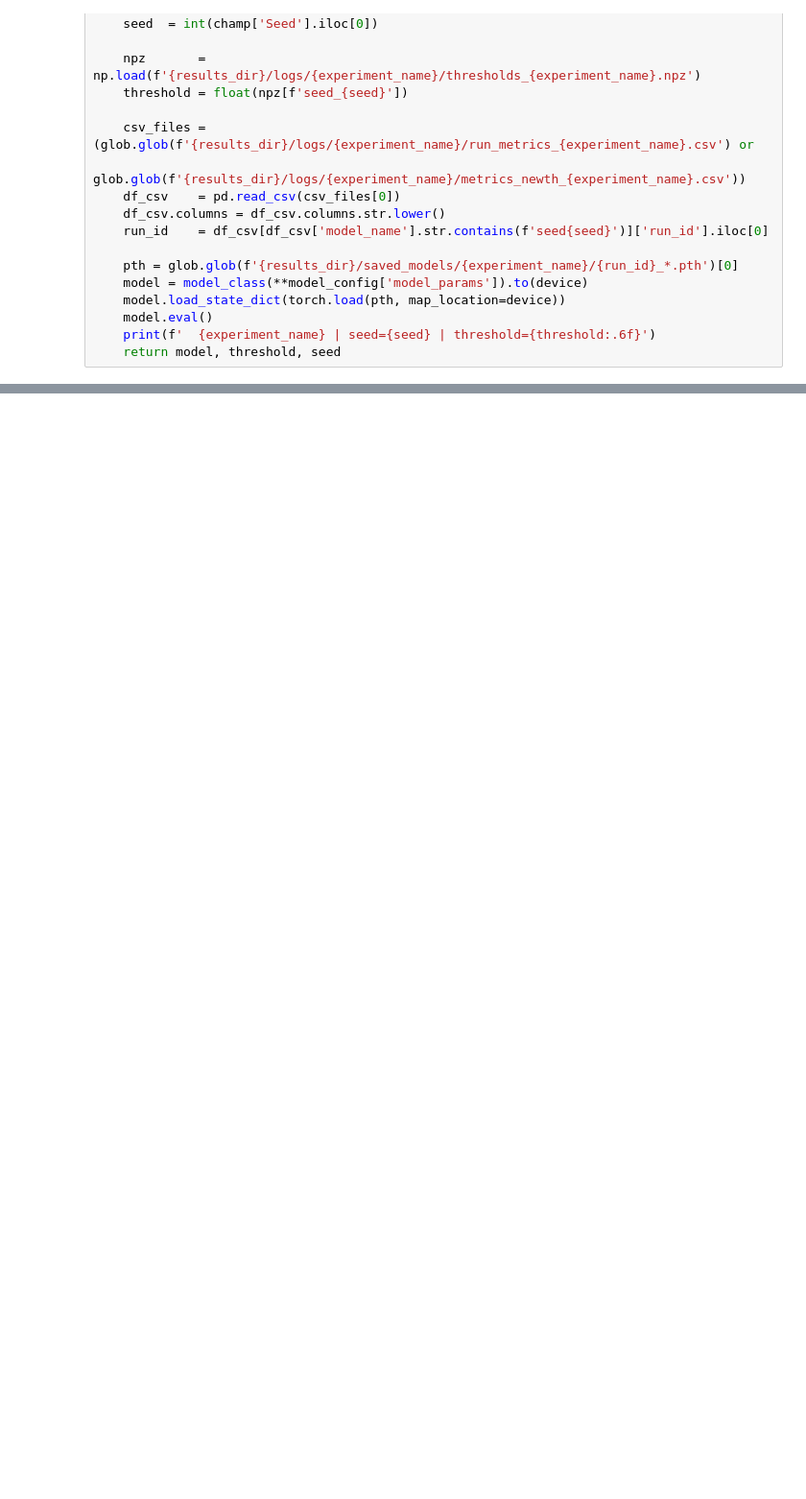
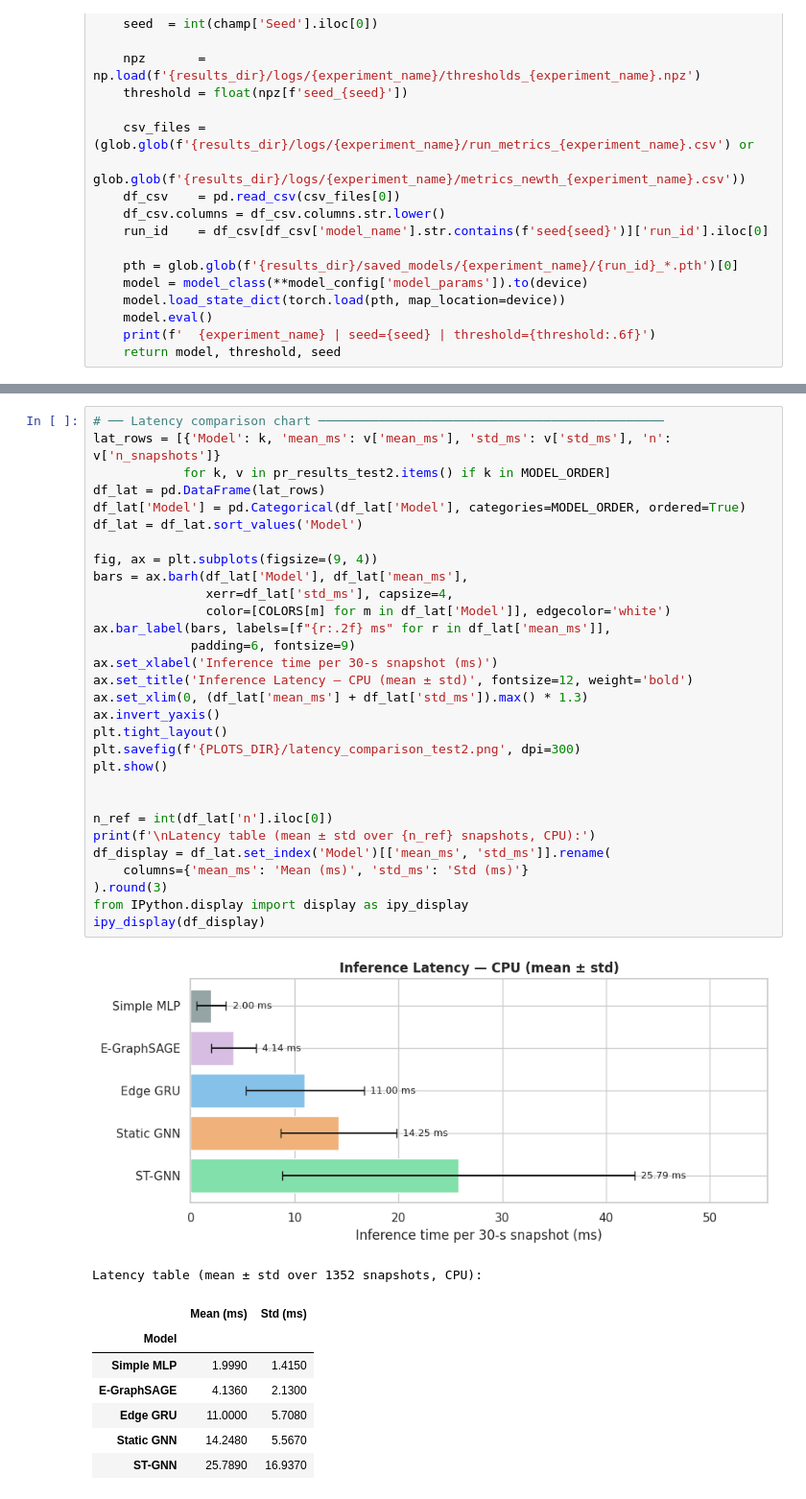
Before and after one commit to tatipar/temporalgnn-nids, a Jupyter notebook: code/python/notebook/comparative_evaluation.ipynb, the cells around one changed output, grey strips where cells are left out. Shown at 96% size. Cells and saved outputs as stored; diff of their text form; blank space fills up the shorter version.

```diff
--- a/code/python/notebook/comparative_evaluation.ipynb
+++ b/code/python/notebook/comparative_evaluation.ipynb
@@ -566,0 +719,40 @@ Latency table (mean ± std over 429 snapshots, CPU):
+# %%
+# ── Latency comparison chart ──────────────────────────────────────────────
+lat_rows = [{'Model': k, 'mean_ms': v['mean_ms'], 'std_ms': v['std_ms'], 'n': v['n_snapshots']}
+            for k, v in pr_results_test2.items() if k in MODEL_ORDER]
+df_lat = pd.DataFrame(lat_rows)
+df_lat['Model'] = pd.Categorical(df_lat['Model'], categories=MODEL_ORDER, ordered=True)
+df_lat = df_lat.sort_values('Model')
+
+fig, ax = plt.subplots(figsize=(9, 4))
+bars = ax.barh(df_lat['Model'], df_lat['mean_ms'],
+               xerr=df_lat['std_ms'], capsize=4,
+               color=[COLORS[m] for m in df_lat['Model']], edgecolor='white')
+ax.bar_label(bars, labels=[f"{r:.2f} ms" for r in df_lat['mean_ms']],
+             padding=6, fontsize=9)
+ax.set_xlabel('Inference time per 30-s snapshot (ms)')
+ax.set_title('Inference Latency — CPU (mean ± std)', fontsize=12, weight='bold')
+ax.set_xlim(0, (df_lat['mean_ms'] + df_lat['std_ms']).max() * 1.3)
+ax.invert_yaxis()
+plt.tight_layout()
+plt.savefig(f'{PLOTS_DIR}/latency_comparison_test2.png', dpi=300)
+plt.show()
+
+
+n_ref = int(df_lat['n'].iloc[0])
+print(f'\nLatency table (mean ± std over {n_ref} snapshots, CPU):')
+df_display = df_lat.set_index('Model')[['mean_ms', 'std_ms']].rename(
+    columns={'mean_ms': 'Mean (ms)', 'std_ms': 'Std (ms)'}
+).round(3)
+from IPython.display import display as ipy_display
+ipy_display(df_display)
+# %% [output]
+[figure, added]
+Latency table (mean ± std over 1352 snapshots, CPU):
+|  | Mean (ms) | Std (ms) |
+| Model |  |  |
+| Simple MLP | 1.9990 | 1.4150 |
+| E-GraphSAGE | 4.1360 | 2.1300 |
+| Edge GRU | 11.0000 | 5.7080 |
+| Static GNN | 14.2480 | 5.5670 |
+| ST-GNN | 25.7890 | 16.9370 |
```
Also changed, not shown: parts of 27 cells of this notebook.
